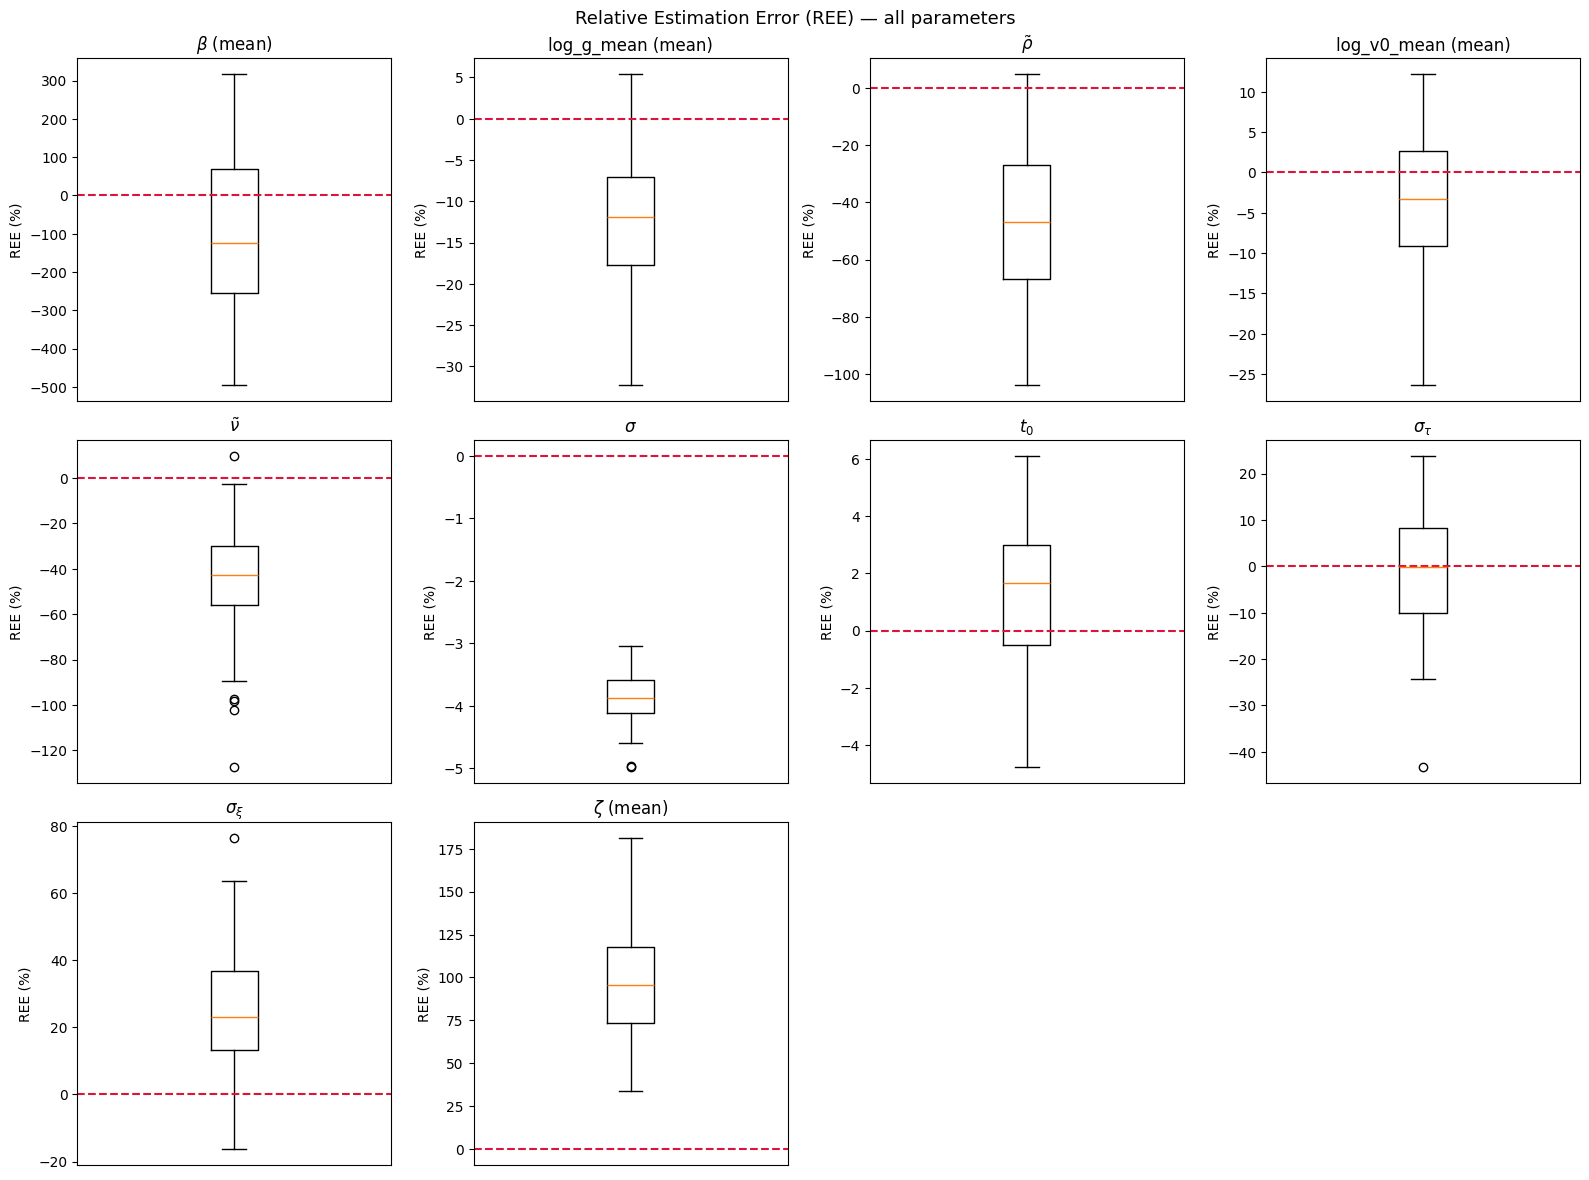
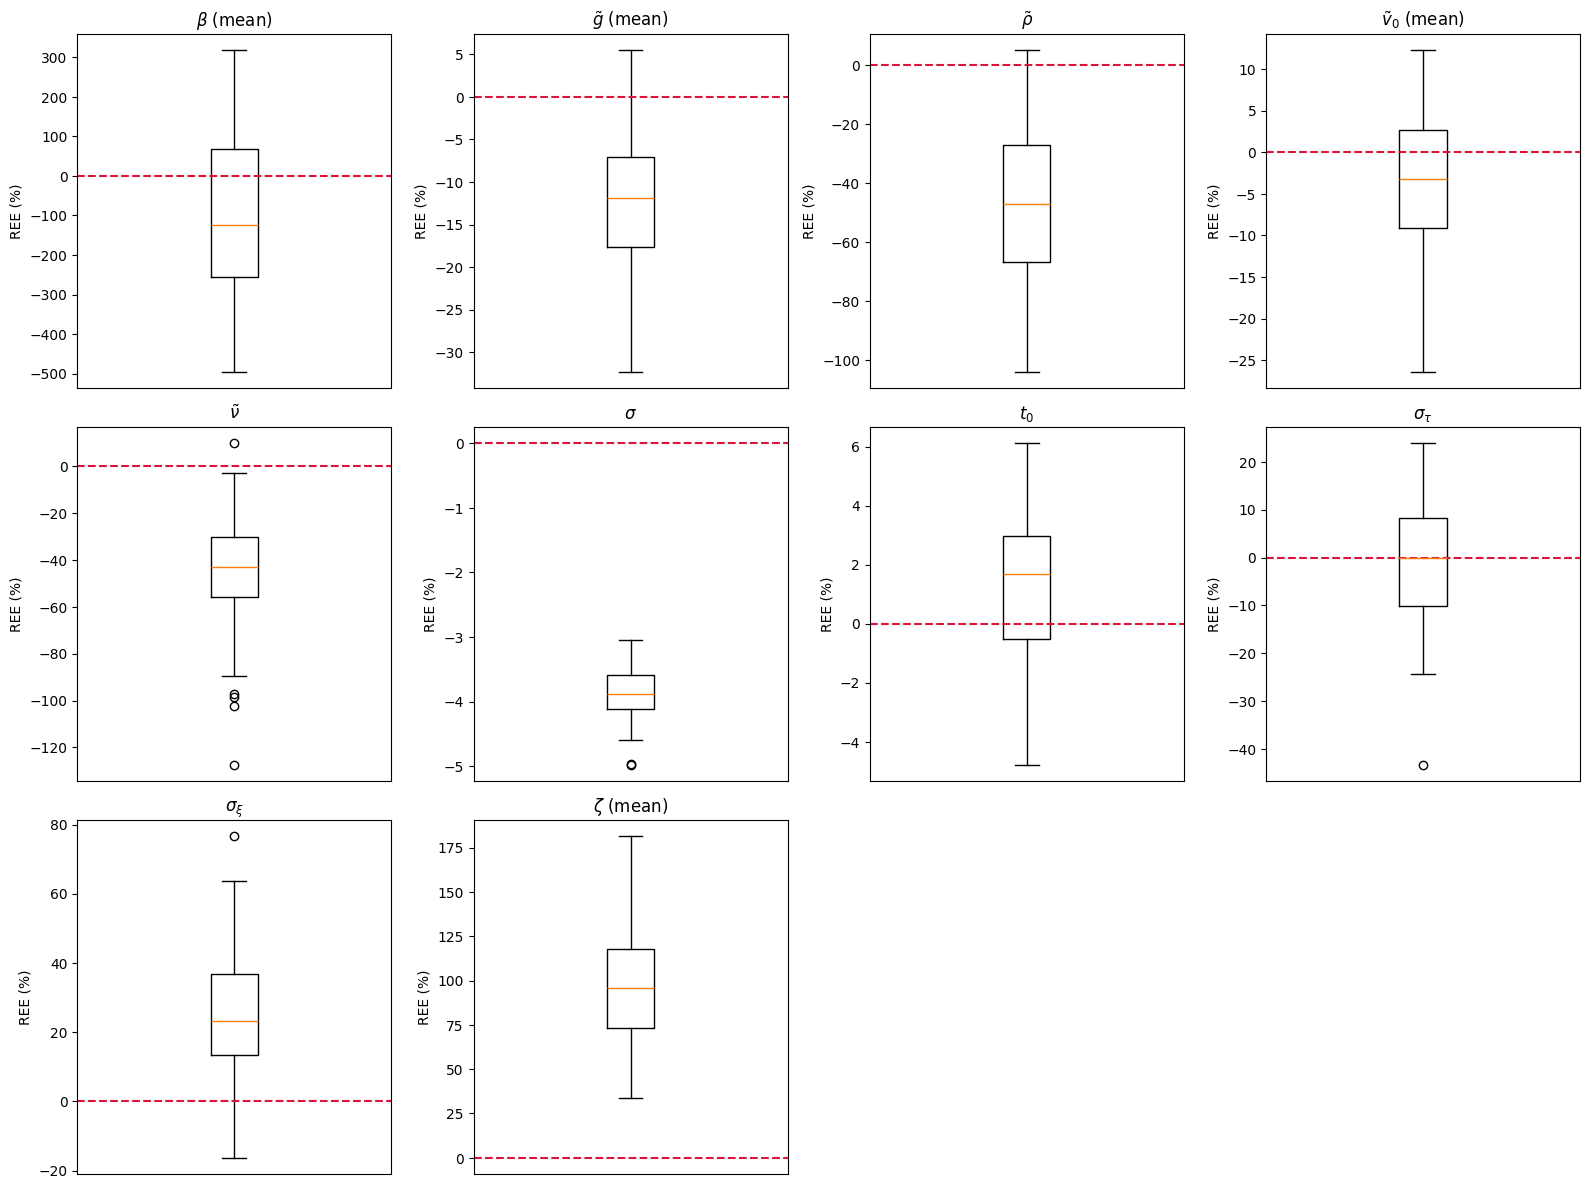
Code edit (unified diff) that turned the first committed figure into the second:
--- before
+++ after
@@ -17,5 +17,5 @@
         ax.set_visible(False)
 
-    fig.suptitle("Relative Estimation Error (REE) — all parameters", fontsize=13)
+    #fig.suptitle("Relative Estimation Error (REE) — all parameters", fontsize=13)
     plt.tight_layout()
     plt.show()

Commit: precisions in the report about parameters, better labels in figure in 3